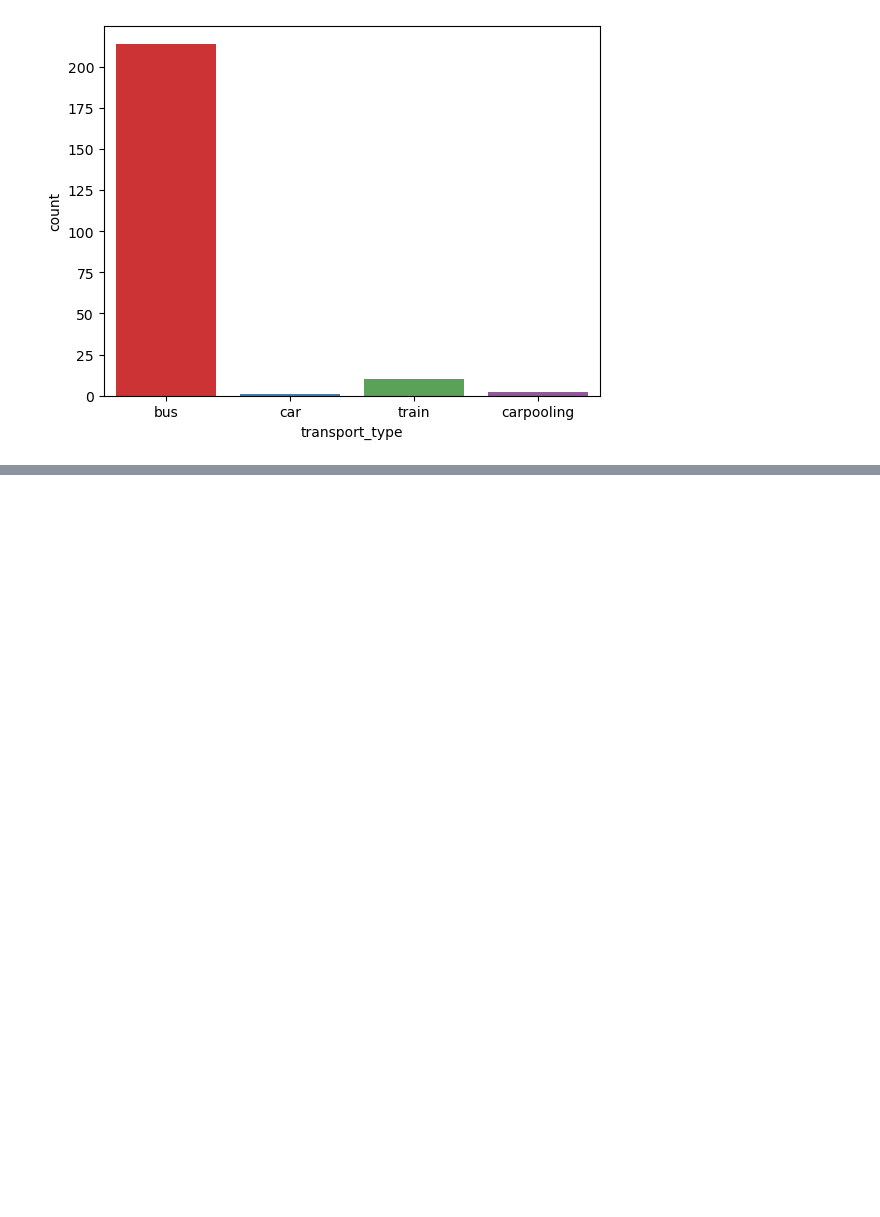
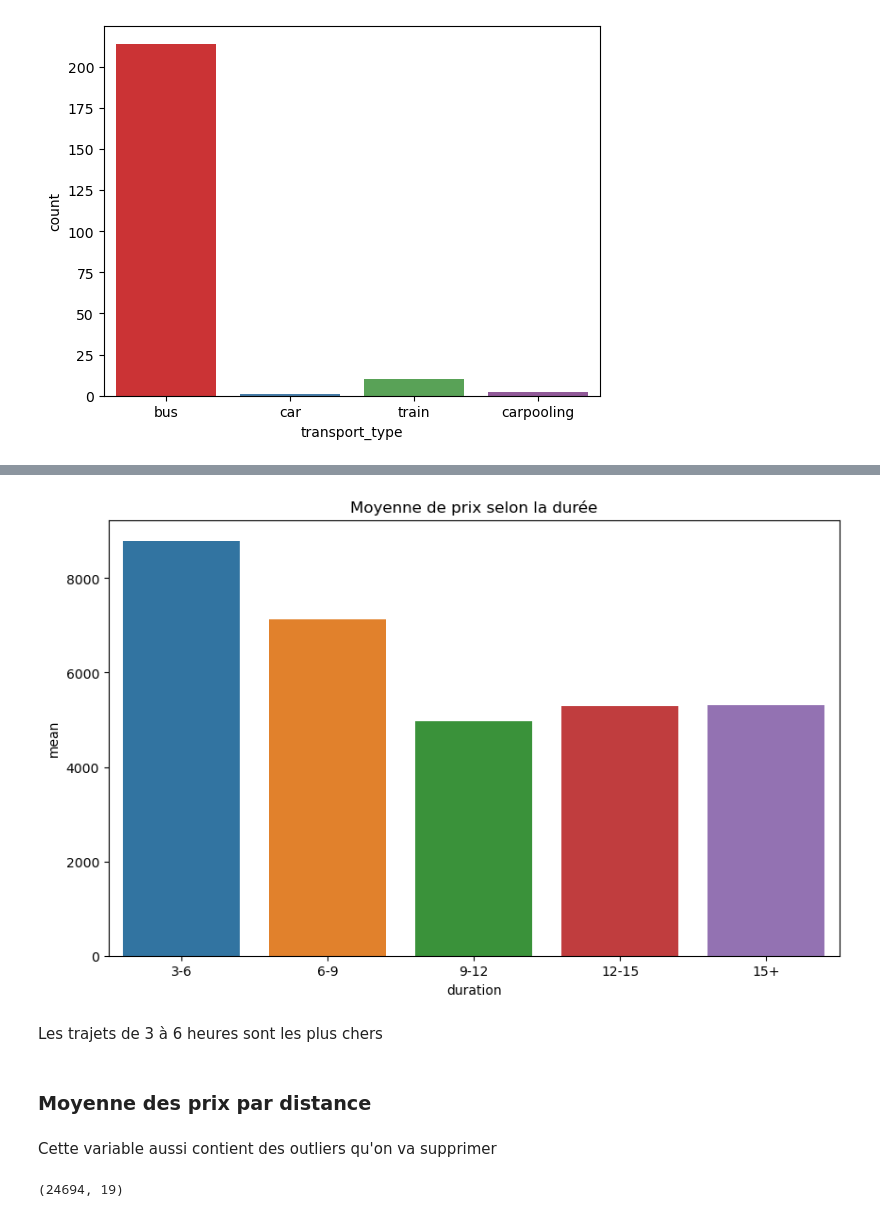
Before and after one commit to najwa-errachidy/Crunching_data, a Jupyter notebook: data.ipynb, the cells around one changed output, grey strips where cells are left out. Saved outputs shown, nothing was run; the diff lists cells and outputs as text; code cells hidden in the pictures; blank space fills up the shorter version.

```diff
--- a/data.ipynb
+++ b/data.ipynb
@@ -274,0 +405,5 @@ tickets.head(5)
+# %%
+# Stats des prix par trajet
+tickets['trajet'] = tickets['trajet'].apply(tuple)
+trajet_price = tickets.groupby('trajet').agg({'price_in_cents': ['min', 'max', 'mean']}).reset_index()
+trajet_price
@@ -274,0 +450,4 @@ tickets.head(5)
+# %%
+copy = tickets.copy()
+clean_duration = copy[copy.duration.between(copy.duration.quantile(.15), copy.duration.quantile(.85))]
+clean_duration.shape
@@ -274,0 +468,18 @@ tickets.head(5)
+# %%
+bins = [3, 6, 9, 12, 15, float('inf')]
+labels = [ '3-6', '6-9', '9-12', '12-15', '15+']
+
+
+warnings.filterwarnings("ignore")
+
+# create a new column with the chunk labels
+clean_duration['duration_cat'] = pd.cut(clean_duration['duration'], bins=bins, labels=labels)
+
+
+warnings.filterwarnings("default")
+# %%
+# Stats des prix selon la durée
+duration_price = clean_duration.groupby('duration_cat')['price_in_cents'].agg([min, max, np.mean]).reset_index()
+duration_price.reset_index()
+duration_price.columns = ['duration', 'min', 'max', 'mean']
+duration_price
@@ -274,0 +493,18 @@ tickets.head(5)
+# %%
+fig, ax = plt.subplots(figsize=(10, 6))
+sns.barplot(x='duration', y='mean', data=duration_price)
+plt.title("Moyenne de prix selon la durée")
+plt.show()
+# %% [output]
+[figure, added]
+# %% [markdown]
+Les trajets de 3 à 6 heures sont les plus chers
+# %% [markdown]
+### Moyenne des prix par distance
+# %% [markdown]
+Cette variable aussi contient des outliers qu'on va supprimer
+# %%
+clean_distance = copy[copy.distance_cities.between(copy.distance_cities.quantile(.15), copy.distance_cities.quantile(.85))]
+clean_distance.shape
+# %% [output]
+(24694, 19)
```
Also changed, not shown: parts of 62 cells of this notebook.
